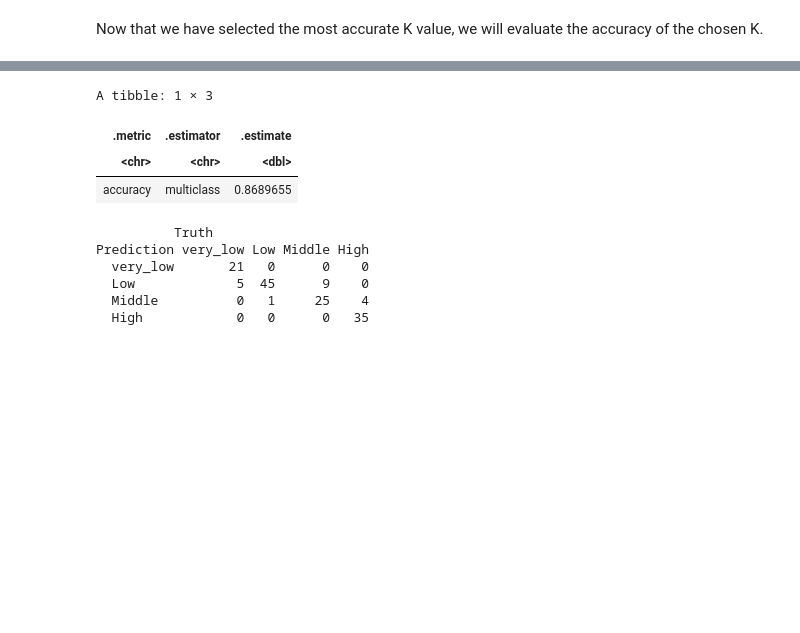
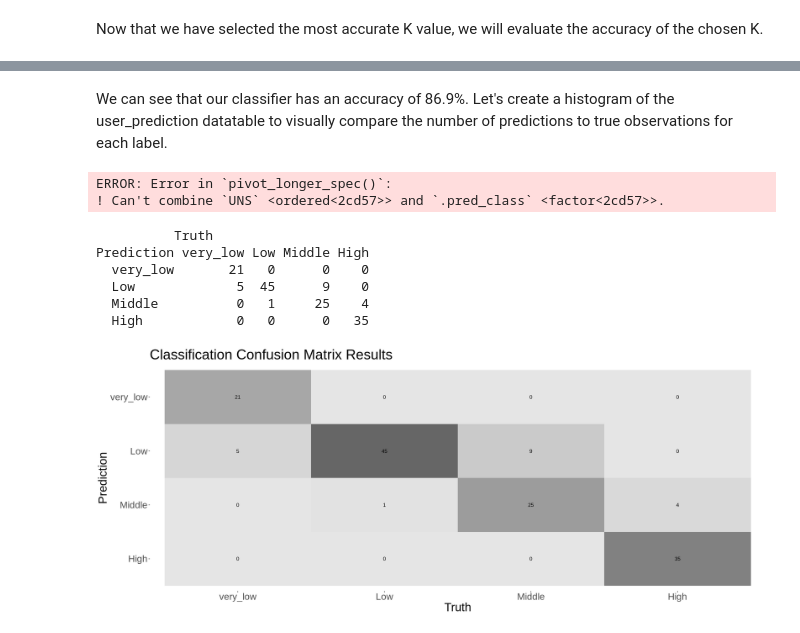
Before and after one commit to lucyzyl/dsci_100_007_group07, a Jupyter notebook: report.ipynb, the cells around one changed output, grey strips where cells are left out. Saved outputs shown, nothing was run; the diff lists cells and outputs as text; code cells hidden in the pictures; blank space fills up the shorter version.

Commit message:
Graphs not working
Graphs are made but not working :(

```diff
--- a/report.ipynb
+++ b/report.ipynb
@@ -450,20 +483,40 @@ A tibble: 6 × 7
-# %%
-accuracy <- user_prediction |>
-    metrics(truth = UNS, estimate = .pred_class) |>
-    filter(.metric == "accuracy")
-accuracy
-
-conf_mat <- user_prediction |>
-    conf_mat(truth = UNS, estimate = .pred_class)
-conf_mat
-# %% [output]
-A tibble: 1 × 3
-| .metric | .estimator | .estimate |
-| <chr> | <chr> | <dbl> |
-| accuracy | multiclass | 0.8689655 |
-          Truth
-Prediction very_low Low Middle High
-  very_low       21   0      0    0
-  Low             5  45      9    0
-  Middle          0   1     25    4
-  High            0   0      0   35
+# %% [markdown]
+We can see that our classifier has an accuracy of 86.9%. Let's  create a histogram of the user_prediction datatable to visually compare the number of predictions to true observations for each label.
+# %%
+# Load the library that allows us to change
+library(RColorBrewer)
+
+# Create a histogram to compare the number of predicted labels to true labels.
+accuracy_plot<-user_prediction|>
+    pivot_longer(col = c(UNS, .pred_class), names_to = "type", values_to = "label") |>
+    ggplot(aes(x=label, fill =type)) +
+    geom_histogram(stat="count", position="dodge") +
+    labs(x="Label", y="Number of Predictions/Observations", fill="Prediction or Original Observation") +
+    theme(text=element_text(size=20)) +
+    scale_fill_brewer(palette="Paired") +
+    ggtitle("Classification Accuracy") +
+    scale_fill_discrete(labels = c("Predicted Labels", "True Labels"))
+
+
+accuracy_plot
+# %% [output]
+ERROR: Error in `pivot_longer_spec()`:
+! Can't combine `UNS` <ordered<2cd57>> and `.pred_class` <factor<2cd57>>.
+# %%
+conf_mat <- user_prediction |>
+    conf_mat(truth = UNS, estimate = .pred_class)
+conf_mat
+
+conf_mat_plot<-autoplot(conf_mat, type="heatmap", Truth="") +
+    theme(text=element_text(size=25))+
+    ggtitle("Classification Confusion Matrix Results")
+
+conf_mat_plot
+# %% [output]
+          Truth
+Prediction very_low Low Middle High
+  very_low       21   0      0    0
+  Low             5  45      9    0
+  Middle          0   1     25    4
+  High            0   0      0   35
+[figure, added]
```
Also changed, not shown: parts of 4 cells of this notebook.
